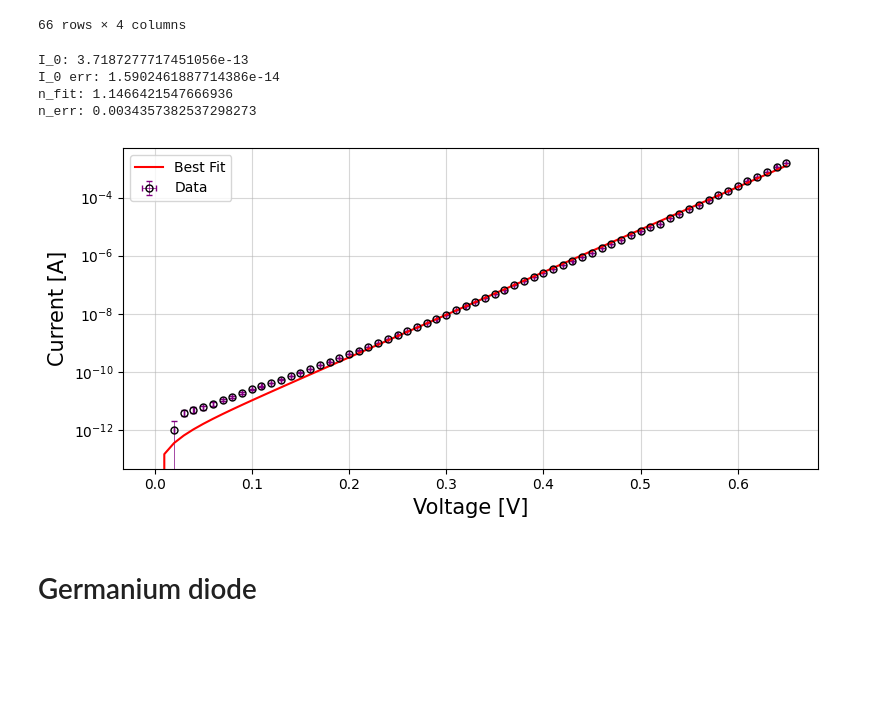
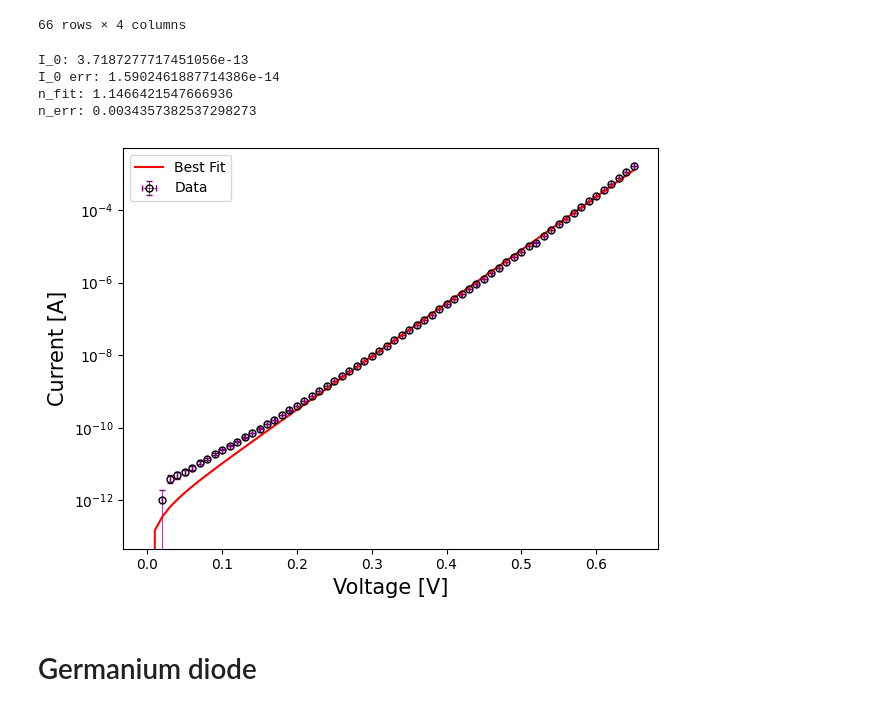
Before and after one commit to devkhullar/phys2925, a Jupyter notebook: diode/code/analysis.ipynb, the cells around one changed output. Drawn from its saved outputs; the diff is of its cells as text; code cells hidden in the pictures; blank space fills up the shorter version.

```diff
--- a/diode/code/analysis.ipynb
+++ b/diode/code/analysis.ipynb
@@ -110,7 +110,7 @@ print(f'I_0 err: {I_0_fit_err}')
 print(f'n_fit: {n_fit}')
 print(f'n_err: {n_fit_err}')
 
-plt.figure(figsize=(8, 4))
+# plt.figure(figsize=(8, 4))
 # plt.scatter(voltage, current, label='Data',
 #             # c='blue',
 #             # alpha=0.6,
@@ -121,35 +121,35 @@ plt.figure(figsize=(8, 4))
 # )
 
 plt.errorbar(
     voltage,
     current,
     xerr=voltage_err,
     yerr=current_err,
     fmt='o',
     ms=5,
     elinewidth=0.5,
     capsize=2,
     mfc='none',
     mec='black',
     label='Data',
     color='purple',
 )
 
 plt.plot(voltage, diode_equation(voltage, *popt), 'r-', label='Best Fit')
 plt.xlabel('Voltage [V]', fontsize=fontsize)
 plt.ylabel('Current [A]', fontsize=fontsize)
 plt.legend()
 plt.yscale('log')
-plt.grid(True, alpha=0.5)
+# plt.grid(True, alpha=0.5)
 plt.tight_layout()
 plt.savefig('../tex/figures/part1_forward_bias_current_vs_voltage.png', dpi=300, bbox_inches='tight')
 plt.show()
 # %% [output]
 I_0: 3.7187277717451056e-13
 I_0 err: 1.5902461887714386e-14
 n_fit: 1.1466421547666936
 n_err: 0.0034357382537298273
-[figure, old version]
+[figure, new version]
 # %% [markdown]
 # Germanium diode
 # %%
```
Also changed, not shown: parts of 12 cells of this notebook.
